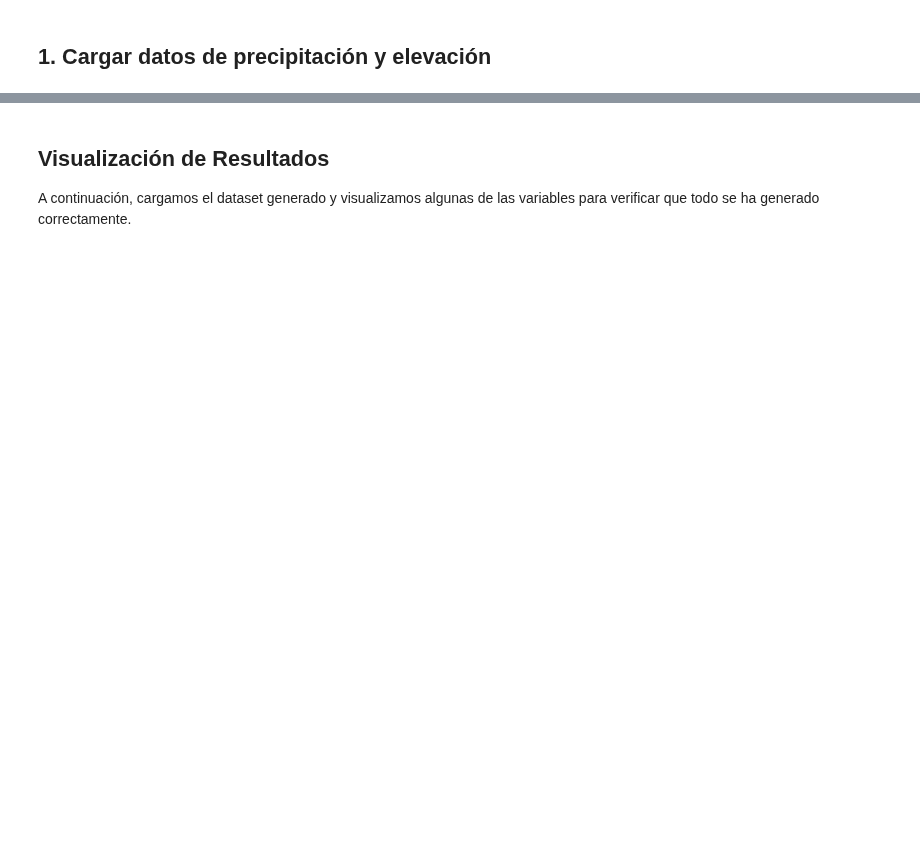
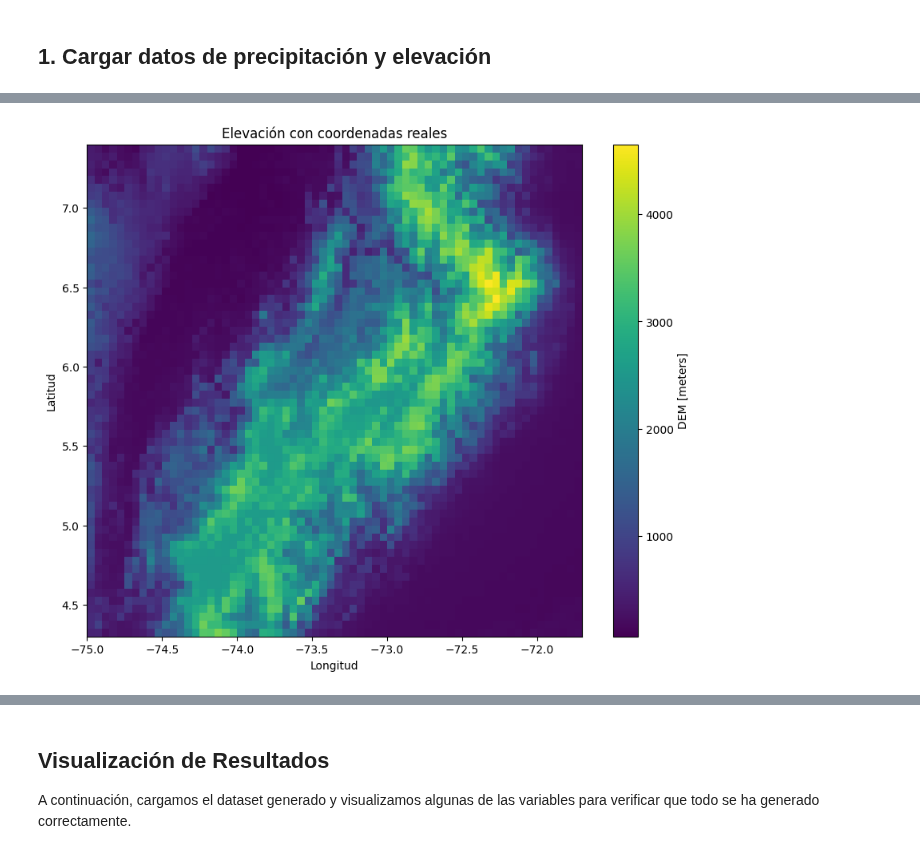
Before and after one commit to ninja-marduk/ml_precipitation_prediction, a Jupyter notebook: notebooks/dataset_final_models.ipynb, the cells around one changed output, grey strips where cells are left out. Drawn from its saved outputs; the diff is of its cells as text; code cells hidden in the pictures; blank space fills up the shorter version.

```diff
--- a/notebooks/dataset_final_models.ipynb
+++ b/notebooks/dataset_final_models.ipynb
@@ -212,4 +334,14 @@ for file_path in [chirps_path, dem_path]:
 # %%
+def compute_slope_aspect(elevation_array, cellsize=1):
+    grad_y, grad_x = np.gradient(elevation_array, cellsize)
+    slope = np.sqrt(grad_x**2 + grad_y**2)
+    slope = np.arctan(slope) * (180/np.pi)
+    aspect = np.arctan2(-grad_x, grad_y) * (180/np.pi)
+    aspect = np.where(aspect < 0, 90.0 - aspect, 360.0 - aspect + 90.0)
+    aspect = np.mod(aspect, 360.0)
+    return slope, aspect
+
+
 def generate_complete_dataset(chirps_path, dem_path, output_path, chunk_size=20):
     """
     Genera un dataset completo con variables artificiales de elevación, precipitación,
@@ -259,14 +391,25 @@ def generate_complete_dataset(chirps_path, dem_path, output_path, chunk_size=20)
 
         # 3. Alinear coordenadas - interpolando DEM a la resolución de CHIRPS
         print("\n3. Alineando coordenadas DEM con CHIRPS...")
+
+        # Verificar si las dimensiones no coinciden
         if dem_ds.sizes['longitude'] != chirps_ds.sizes['longitude'] or dem_ds.sizes['latitude'] != chirps_ds.sizes['latitude']:
             print("Interpolando DEM a la resolución de CHIRPS...")
             dem_ds = dem_ds.interp(
                 longitude=chirps_ds.longitude,
                 latitude=chirps_ds.latitude,
-                method='nearest'
+                method='linear',  # Interpolación bilineal
+                kwargs={"fill_value": "extrapolate"}  # Evitar NaNs en bordes
             )
             print("Interpolación completada.")
+
+        # Reasignar las coordenadas para garantizar origen y pasos iguales
+        print("Corrigiendo origen y alineación de coordenadas...")
+        dem_ds = dem_ds.assign_coords(
+            longitude=chirps_ds.longitude,
+            latitude=chirps_ds.latitude
+        )
+        print("Coordenadas de origen alineadas perfectamente.")
 
         check_memory_usage()
 
@@ -293,7 +436,17 @@ def generate_complete_dataset(chirps_path, dem_path, output_path, chunk_size=20)
 
         # 5. Extraer la variable de elevación del DEM
         print("\n5. Extrayendo variables de elevación del DEM...")
-        elevation = dem_ds.to_array().isel(variable=0)
+        # Correcto para mantener las coordenadas
+        elevation = dem_ds[list(dem_ds.data_vars)[0]]
+
+        import matplotlib.pyplot as plt
+        # Graficar elevación con coordenadas reales
+        plt.figure(figsize=(10, 8))
+        elevation.plot(cmap='viridis')
+        plt.title('Elevación con coordenadas reales')
+        plt.xlabel('Longitud')
+        plt.ylabel('Latitud')
+        plt.show()
 
         # 6. Calcular variables topográficas usando RichDEM con manejo de memoria
         print("\n6. Calculando características topográficas usando RichDEM...")
@@ -312,32 +465,44 @@ def generate_complete_dataset(chirps_path, dem_path, output_path, chunk_size=20)
             dem_data_clean = dem_data
 
         # Calcular pendiente (slope)
-        print("Calculando pendiente...")
-        dem_rd = rd.rdarray(dem_data_clean, no_data=-9999)
-        dem_rd.geotransform = [0, 1, 0, 0, 0, -1]  # Transformación geoespacial simple
-        slope = rd.TerrainAttribute(dem_rd, attrib='slope_degrees')
+        # print("Calculando pendiente...")
+        # dem_rd = rd.TerrainAttribute(dem_data_clean, attrib='slope_degrees', nodata=-9999)
+        # dem_rd.geotransform = [0, 1, 0, 0, 0, -1]  # Transformación geoespacial simple
+        # slope = rd.TerrainAttribute(dem_rd, attrib='slope_degrees')
         # Restaurar NaNs
-        slope = slope.astype(np.float32)
-        if nan_mask.any():
-            slope[nan_mask] = np.nan
+        # slope = slope.astype(np.float32)
+        # if nan_mask.any():
+            # slope[nan_mask] = np.nan
 
         # Liberar memoria
-        del dem_rd
-        gc.collect()
-        check_memory_usage()
+        # del dem_rd
+        # gc.collect()
+        # check_memory_usage()
 
         # Calcular aspecto (aspect)
-        print("Calculando aspecto...")
-        dem_rd = rd.rdarray(dem_data_clean, no_data=-9999)
-        dem_rd.geotransform = [0, 1, 0, 0, 0, -1]
-        aspect = rd.TerrainAttribute(dem_rd, attrib='aspect')
+        # print("Calculando aspecto...")
+        # aspect = rd.TerrainAttribute(dem_data_clean, attrib='aspect', nodata=-9999)
+        # dem_rd.geotransform = [0, 1, 0, 0, 0, -1]
+        # aspect = rd.TerrainAttribute(dem_rd, attrib='aspect')
         # Restaurar NaNs
-        aspect = aspect.astype(np.float32)
-        if nan_mask.any():
-            aspect[nan_mask] = np.nan
+        # aspect = aspect.astype(np.float32)
+        # if nan_mask.any():
+            # aspect[nan_mask] = np.nan
 
         # Liberar memoria
-        del dem_rd, dem_data_clean, nan_mask
+        # del dem_rd, dem_data_clean, nan_mask
+        # gc.collect()
+        # check_memory_usage()
+        print("Calculando pendiente y aspecto usando gradientes...")
+        slope, aspect = compute_slope_aspect(dem_data_clean)
+        slope = slope.astype(np.float32)
+        aspect = aspect.astype(np.float32)
+
+        # Restaurar NaNs
+        if np.isnan(dem_data).any():
+            slope[np.isnan(dem_data)] = np.nan
+            aspect[np.isnan(dem_data)] = np.nan
+
         gc.collect()
         check_memory_usage()
 
@@ -622,0 +788 @@ Agregando precipitación original...
+[figure, added]
```
Also changed, not shown: parts of 8 cells of this notebook.
